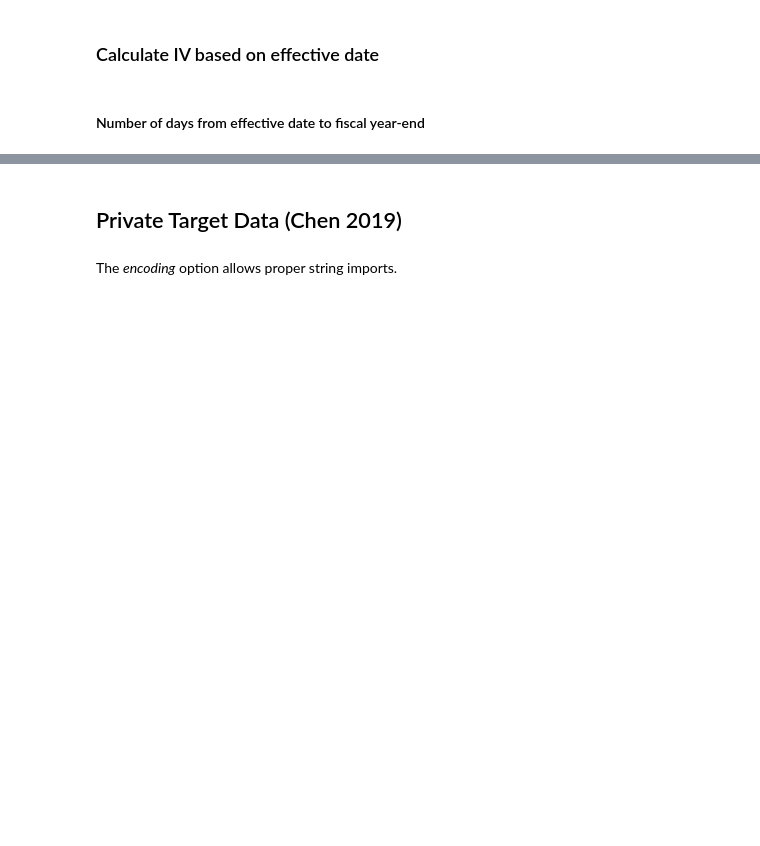
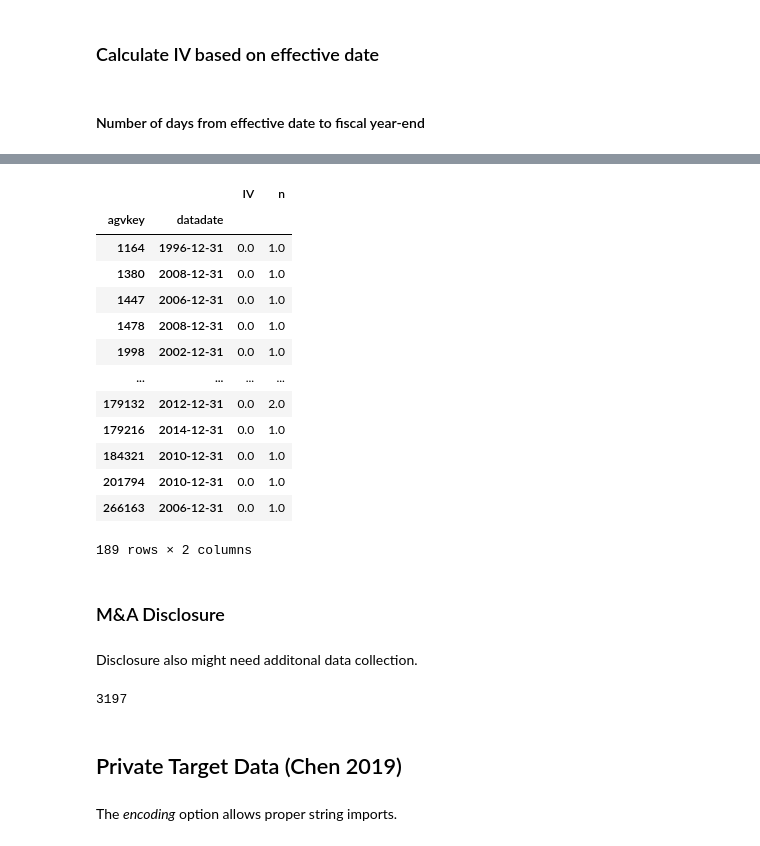
Before and after one commit to heejinohn/cko2019, a Jupyter notebook: 1_code/Review_IV.ipynb, the cells around one changed output, grey strips where cells are left out. Saved outputs shown, nothing was run; the diff lists cells and outputs as text; code cells hidden in the pictures; blank space fills up the shorter version.

```diff
--- a/1_code/Review_IV.ipynb
+++ b/1_code/Review_IV.ipynb
@@ -415,3 +432,0 @@ len(compmna[compmna['IV'].notnull()])
-# %%
-compmna['IV'] = np.where(compmna['IV'].notnull(), compmna['IV'],
-                         compmna['days']/365 * (abs(compmna['MV']/compmna['AMV'])))
@@ -421,0 +433,26 @@ linktable.head()
+# %%
+IV = compmna[['agvkey','datadate','IV']].groupby(['agvkey','datadate']).sum()
+# %%
+IV = IV[IV['IV'].notnull()]
+# %%
+IV = IV.join(compmna[['agvkey','datadate','DealNumber']]
+        .groupby(['agvkey','datadate']).count()).rename(columns={'DealNumber':'n'})
+# %%
+IV[IV['IV']==0]
+# %% [output]
+|  |  | IV | n |
+| agvkey | datadate |  |  |
+| 1164 | 1996-12-31 | 0.0 | 1.0 |
+| 1380 | 2008-12-31 | 0.0 | 1.0 |
+| 1447 | 2006-12-31 | 0.0 | 1.0 |
+| 1478 | 2008-12-31 | 0.0 | 1.0 |
+| 1998 | 2002-12-31 | 0.0 | 1.0 |
+| ... | ... | ... | ... |
+| 179132 | 2012-12-31 | 0.0 | 2.0 |
+| 179216 | 2014-12-31 | 0.0 | 1.0 |
+| 184321 | 2010-12-31 | 0.0 | 1.0 |
+| 201794 | 2010-12-31 | 0.0 | 1.0 |
+| 266163 | 2006-12-31 | 0.0 | 1.0 |
+189 rows × 2 columns
+# %% [markdown]
+### M&A Disclosure
@@ -421,0 +462,2 @@ linktable.head()
+# %% [markdown]
+Disclosure also might need additonal data collection.
@@ -422,3 +467,7 @@ linktable.head()
+# %%
+len(disc)
+# %% [output]
+3197
 # %% [markdown]
 ## Private Target Data (Chen 2019)
 # %% [markdown]
```
Also changed, not shown: parts of 29 cells of this notebook.
